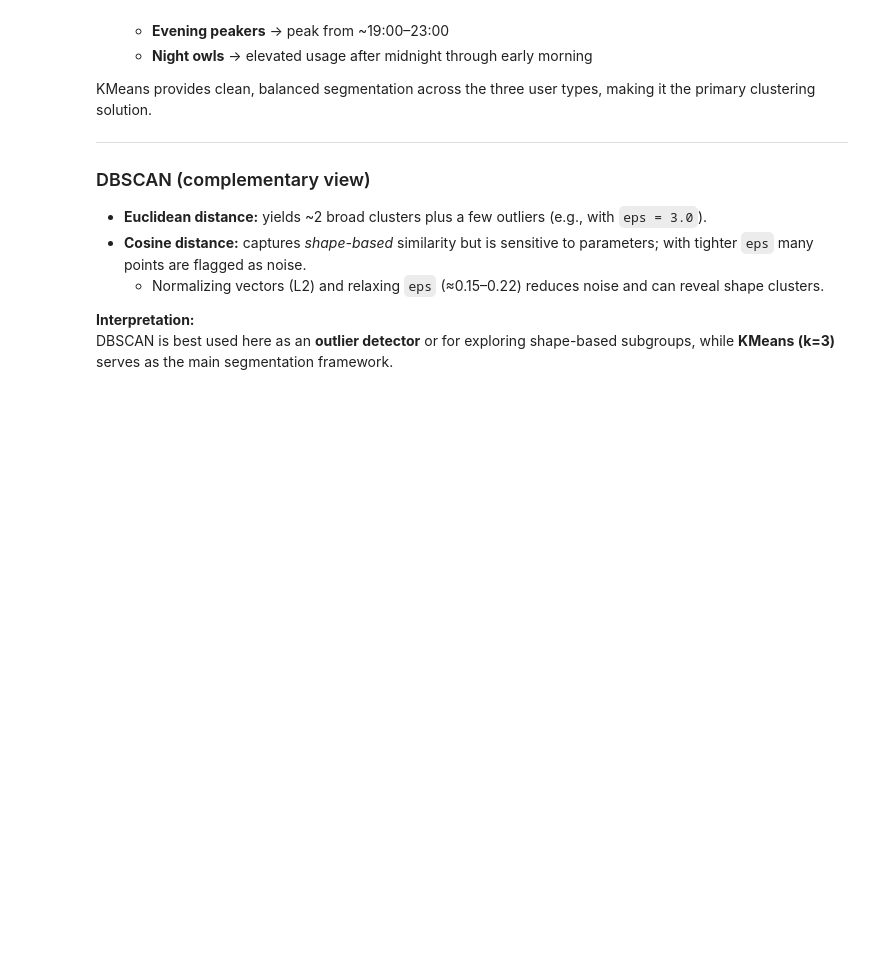
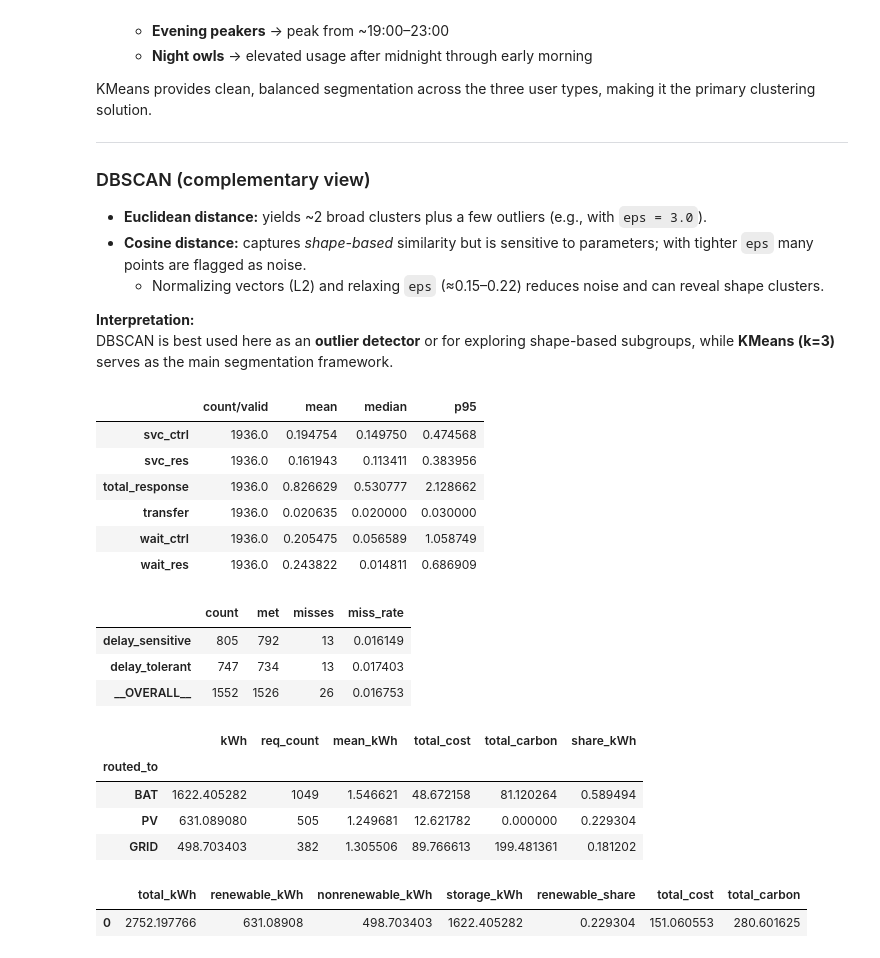
Before and after one commit to matin-mb/smartgrid-sim, a Jupyter notebook: Copy_of_smartgrid_sim.ipynb, the cells around one changed output. Saved outputs shown, nothing was run; the diff lists cells and outputs as text; code cells hidden in the pictures; blank space fills up the shorter version.

```diff
--- a/Copy_of_smartgrid_sim.ipynb
+++ b/Copy_of_smartgrid_sim.ipynb
@@ -2455,0 +2751,37 @@ DBSCAN is best used here as an **outlier detector** or for exploring shape-based
+# %%
+# 1) Attach agent (actions = resource names), choose weights if you like:
+rl_cfg = RLConfig(
+    alpha=0.25, gamma=0.90,
+    eps_start=0.20, eps_end=0.02, episodes=20,
+    w_delay=1.0, w_miss=8.0, w_cost=1.0  # tune these to your goals
+)
+attach_rl(cfg, actions=list(cfg.lambda_res.keys()), rl_cfg=rl_cfg)
+
+# 2) Train for a few episodes (updates happen online during sim runs)
+agent = train_q_agent(cfg, group_mix, outage_plan=out_plan, episodes=20)
+
+# 3) Evaluate greedy (ε=0), then summarize like usual
+df_rl = eval_q_agent(cfg, group_mix, outage_plan=out_plan)
+overall_rl, pergrp_rl, miss_rl = summarize_metrics(df_rl)
+by_res_rl, energy_rl = energy_summary(df_rl, cfg)
+
+display(overall_rl, miss_rl, by_res_rl, energy_rl)
+# %% [output]
+|  | count/valid | mean | median | p95 |
+| svc_ctrl | 1936.0 | 0.194754 | 0.149750 | 0.474568 |
+| svc_res | 1936.0 | 0.161943 | 0.113411 | 0.383956 |
+| total_response | 1936.0 | 0.826629 | 0.530777 | 2.128662 |
+| transfer | 1936.0 | 0.020635 | 0.020000 | 0.030000 |
+| wait_ctrl | 1936.0 | 0.205475 | 0.056589 | 1.058749 |
+| wait_res | 1936.0 | 0.243822 | 0.014811 | 0.686909 |
+|  | count | met | misses | miss_rate |
+| delay_sensitive | 805 | 792 | 13 | 0.016149 |
+| delay_tolerant | 747 | 734 | 13 | 0.017403 |
+| __OVERALL__ | 1552 | 1526 | 26 | 0.016753 |
+|  | kWh | req_count | mean_kWh | total_cost | total_carbon | share_kWh |
+| routed_to |  |  |  |  |  |  |
+| BAT | 1622.405282 | 1049 | 1.546621 | 48.672158 | 81.120264 | 0.589494 |
+| PV | 631.089080 | 505 | 1.249681 | 12.621782 | 0.000000 | 0.229304 |
+| GRID | 498.703403 | 382 | 1.305506 | 89.766613 | 199.481361 | 0.181202 |
+|  | total_kWh | renewable_kWh | nonrenewable_kWh | storage_kWh | renewable_share | total_cost | total_carbon |
+| 0 | 2752.197766 | 631.08908 | 498.703403 | 1622.405282 | 0.229304 | 151.060553 | 280.601625 |
```
Also changed, not shown: parts of 16 cells of this notebook, 1 other file.
